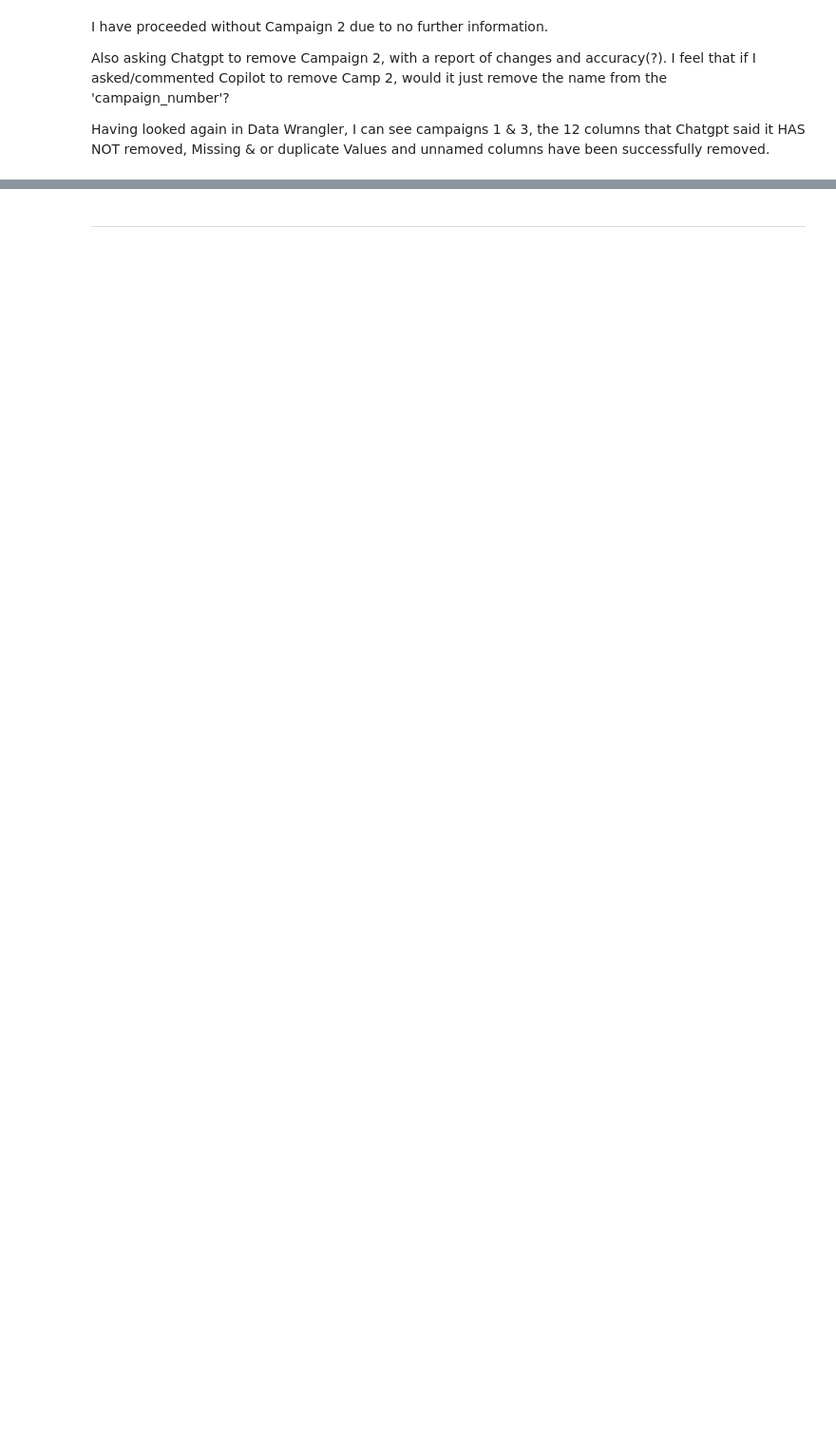
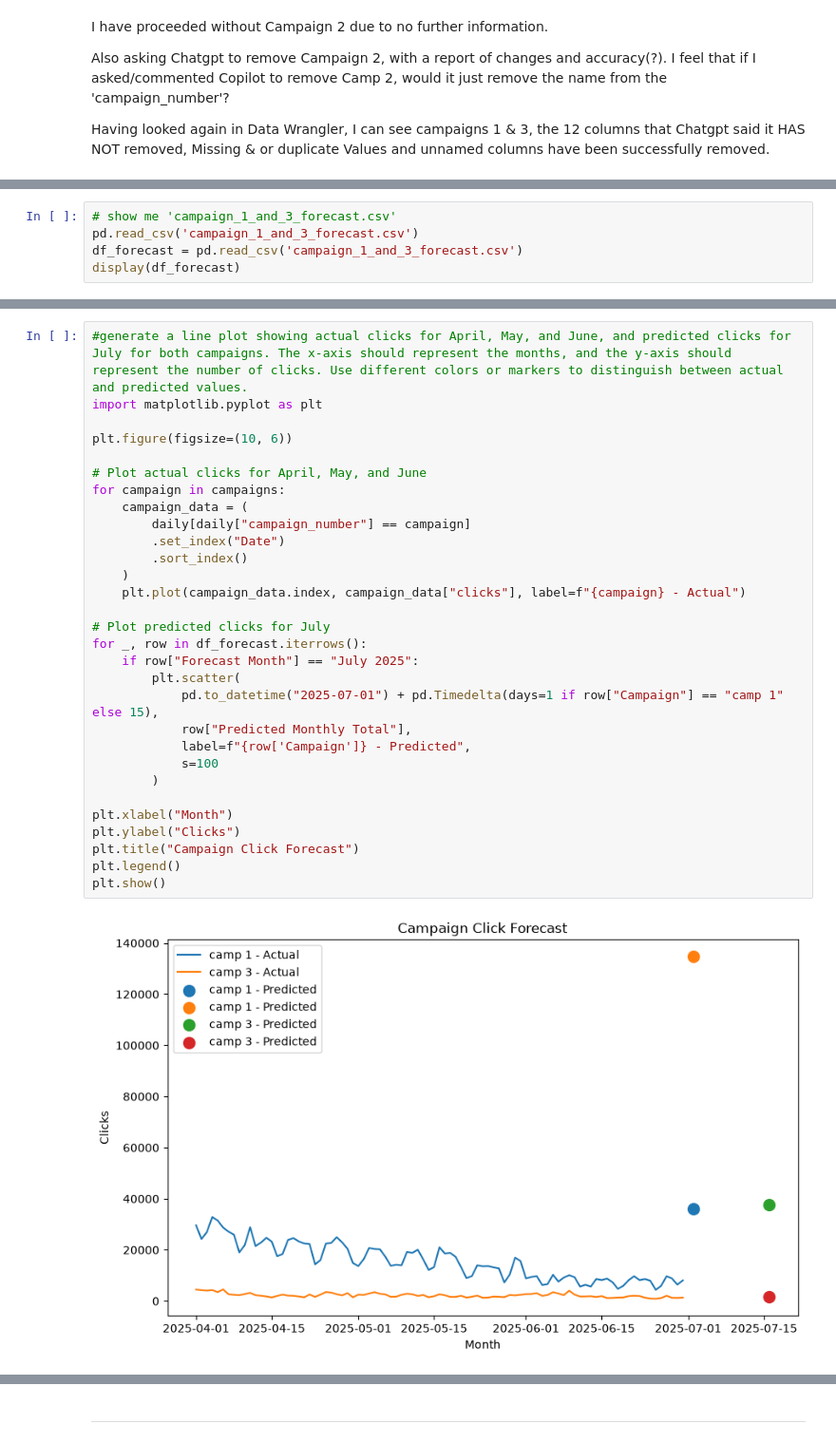
Before and after one commit to Oliver-code26/Unit2_Resub_Online_Advertising_Performance, a Jupyter notebook: jupyter_notebooks/Notebook.ipynb, the cells around one changed output, grey strips where cells are left out. Shown at 95% size. Cells and saved outputs as stored; diff of their text form; blank space fills up the shorter version.

```diff
--- a/jupyter_notebooks/Notebook.ipynb
+++ b/jupyter_notebooks/Notebook.ipynb
@@ -155,0 +437,5 @@ Having looked again in Data Wrangler, I can see campaigns 1 & 3, the 12 columns
+# %%
+# show me 'campaign_1_and_3_forecast.csv'
+pd.read_csv('campaign_1_and_3_forecast.csv')
+df_forecast = pd.read_csv('campaign_1_and_3_forecast.csv')
+display(df_forecast)
@@ -155,0 +450,32 @@ Having looked again in Data Wrangler, I can see campaigns 1 & 3, the 12 columns
+# %%
+#generate a line plot showing actual clicks for April, May, and June, and predicted clicks for July for both campaigns. The x-axis should represent the months, and the y-axis should represent the number of clicks. Use different colors or markers to distinguish between actual and predicted values.
+import matplotlib.pyplot as plt
+
+plt.figure(figsize=(10, 6))
+
+# Plot actual clicks for April, May, and June
+for campaign in campaigns:
+    campaign_data = (
+        daily[daily["campaign_number"] == campaign]
+        .set_index("Date")
+        .sort_index()
+    )
+    plt.plot(campaign_data.index, campaign_data["clicks"], label=f"{campaign} - Actual")
+
+# Plot predicted clicks for July
+for _, row in df_forecast.iterrows():
+    if row["Forecast Month"] == "July 2025":
+        plt.scatter(
+            pd.to_datetime("2025-07-01") + pd.Timedelta(days=1 if row["Campaign"] == "camp 1" else 15),
+            row["Predicted Monthly Total"],
+            label=f"{row['Campaign']} - Predicted",
+            s=100
+        )
+
+plt.xlabel("Month")
+plt.ylabel("Clicks")
+plt.title("Campaign Click Forecast")
+plt.legend()
+plt.show()
+# %% [output]
+[figure, added]
```
Also changed, not shown: parts of 23 cells of this notebook, 2 other files.
